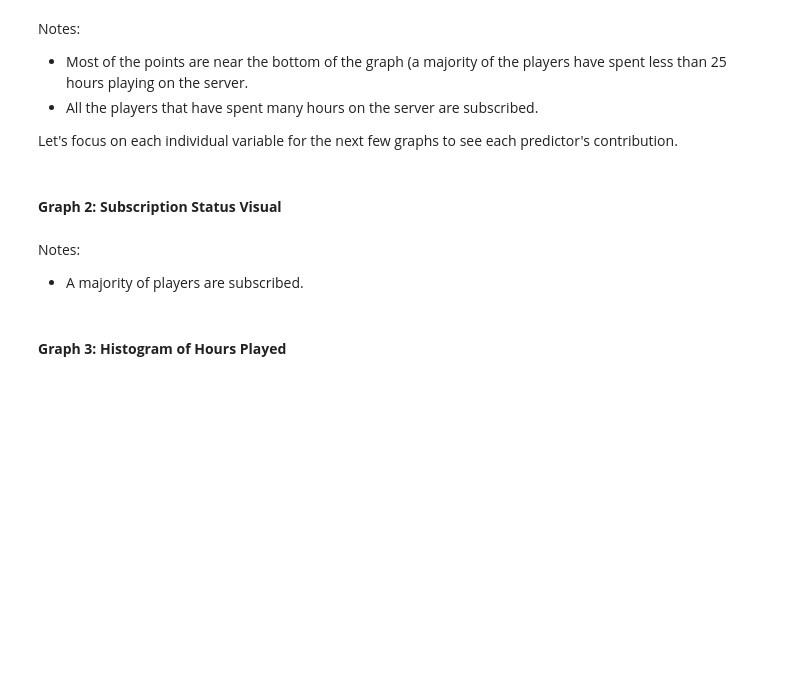
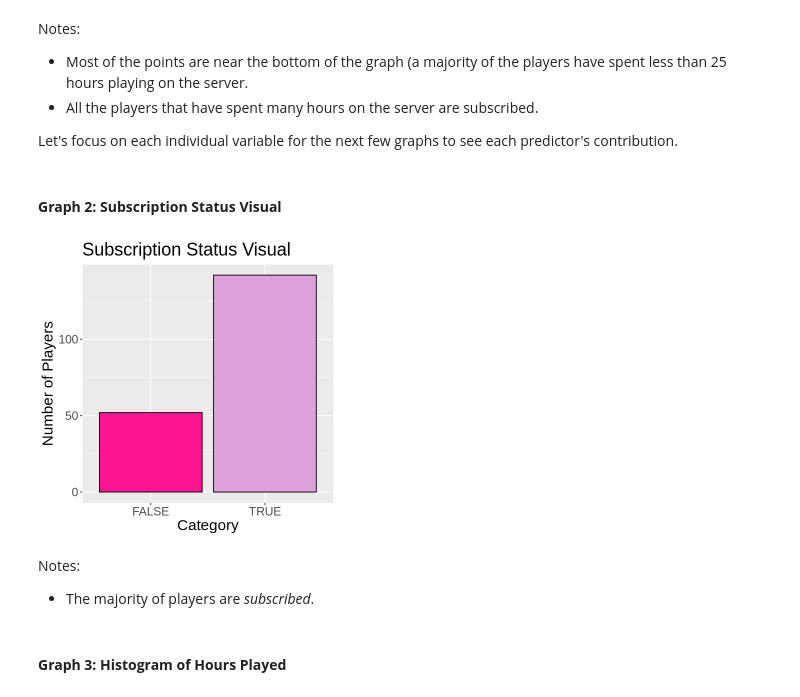
Before and after one commit to ilin27/dsci-100-group-project, a Jupyter notebook: final_project_report_group_7.ipynb, the cells around one changed output. Saved outputs shown, nothing was run; the diff lists cells and outputs as text; code cells hidden in the pictures; blank space fills up the shorter version.

```diff
--- a/final_project_report_group_7.ipynb
+++ b/final_project_report_group_7.ipynb
@@ -159,23 +170,22 @@ Let's focus on each individual variable for the next few graphs to see each pred
 # %% [markdown]
 #### **Graph 2: Subscription Status Visual**
 # %%
-counts <- table(players$'subscribe')
-bar_colors <- c("deeppink", "plum")
-
 options(repr.plot.width = 5, repr.plot.height = 5)
 
-subscription_status_visual <- barplot(
-  counts,
-  main = "Subscription Status Visual",
-  xlab = "Category",
-  ylab = "Frequency",
-  col = bar_colors,
-  ylim = c(0, max(counts) + 1)
-)
+subscription_status_visual <- ggplot(clean_players, aes(x = subscribe)) +
+    geom_bar(fill = c("deeppink", "plum"),
+            color = "black", linewidth = 0.5) +
+    ggtitle("Subscription Status Visual") +
+    xlab("Category") +
+    ylab("Number of Players") +
+    theme(text = element_text(size = 18))
+
 subscription_status_visual
+# %% [output]
+[figure, added]
 # %% [markdown]
 Notes:
-- A majority of players are subscribed.
+- The majority of players are *subscribed*.
 # %% [markdown]
 #### **Graph 3: Histogram of Hours Played**
 # %%
```
Also changed, not shown: parts of 28 cells of this notebook.
